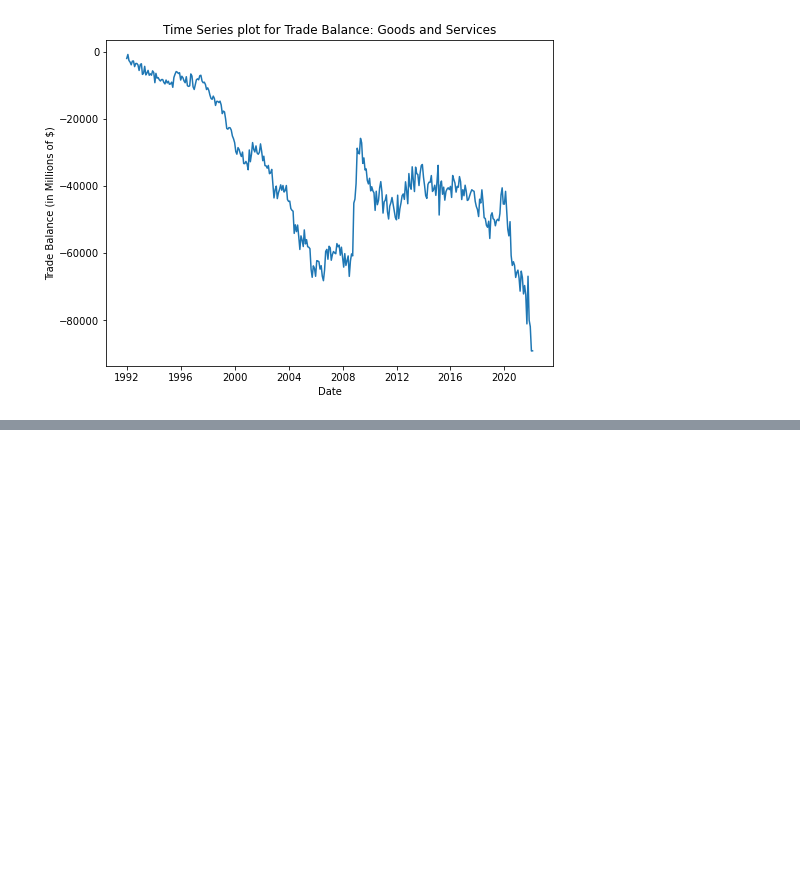
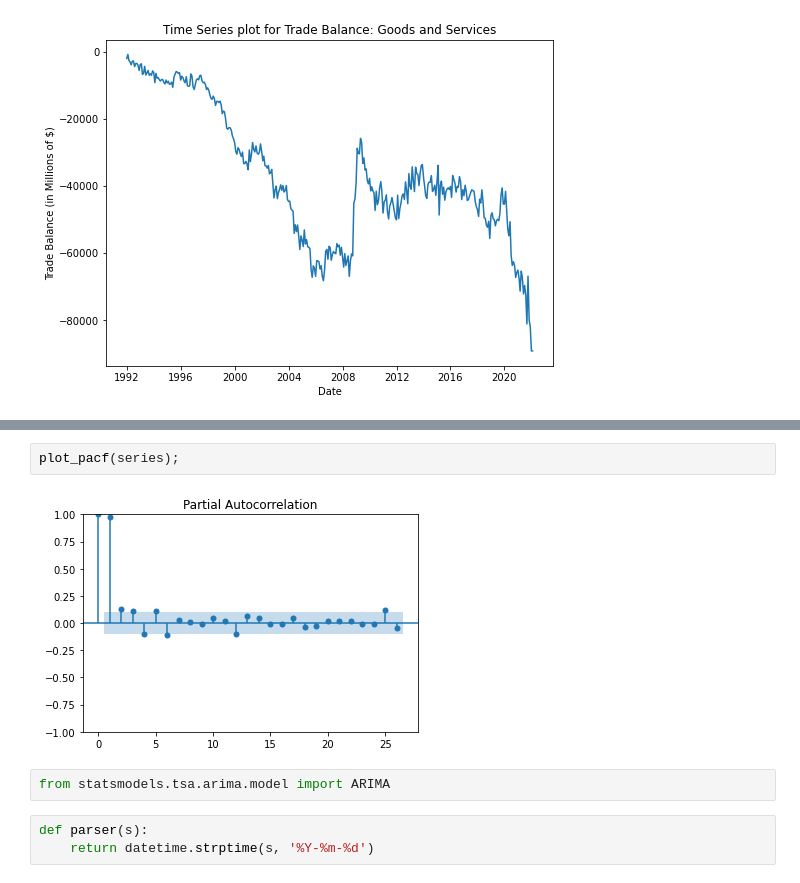
Before and after one commit to AGoyal0512/Trade-Balance-Forecasting, a Jupyter notebook: Project Report.ipynb, the cells around one changed output, grey strips where cells are left out. Saved outputs shown, nothing was run; the diff lists cells and outputs as text; blank space fills up the shorter version.

```diff
--- a/Project Report.ipynb
+++ b/Project Report.ipynb
@@ -36,0 +73,9 @@ plt.show()
+# %%
+plot_pacf(series);
+# %% [output]
+[figure, added]
+# %%
+from statsmodels.tsa.arima.model import ARIMA
+# %%
+def parser(s):
+    return datetime.strptime(s, '%Y-%m-%d')
```
Also changed, not shown: parts of 19 cells of this notebook.
